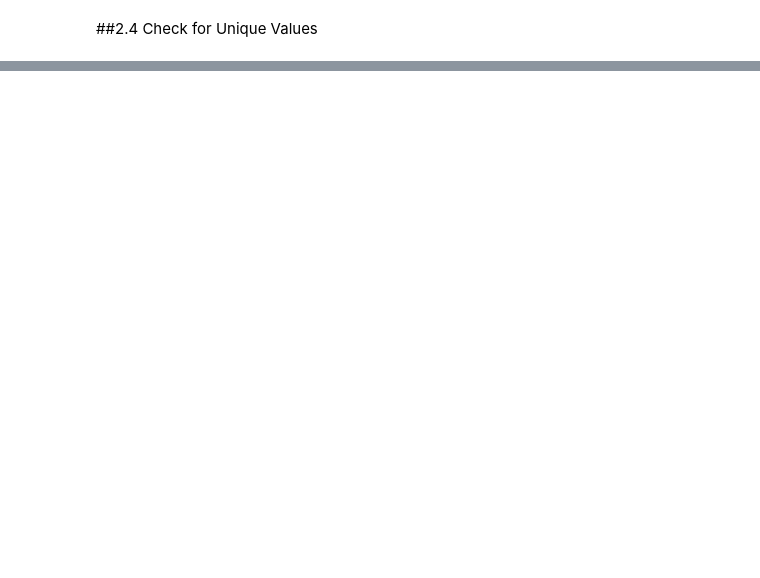
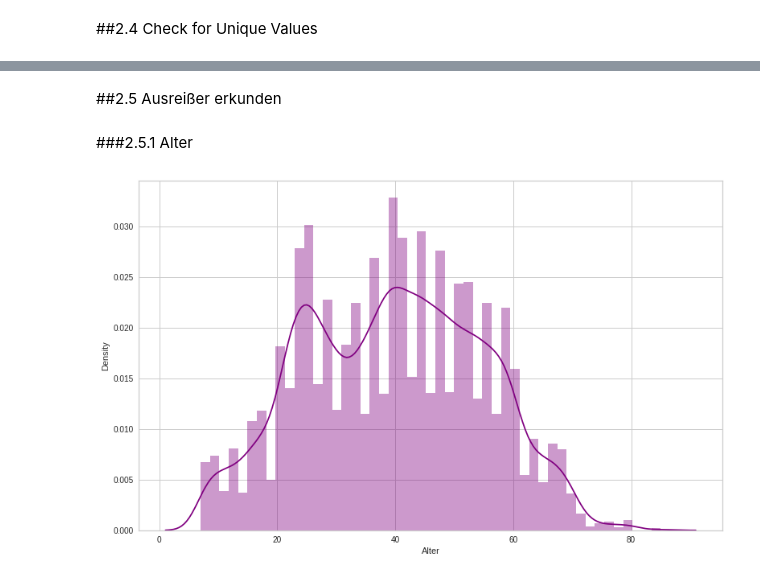
Before and after one commit to AliceKitchkin/Unsupervised-Machine-Learning, a Jupyter notebook: AirlinePassengerSatisfaction.ipynb, the cells around one changed output, grey strips where cells are left out. Drawn from its saved outputs; the diff is of its cells as text; code cells hidden in the pictures; blank space fills up the shorter version.

```diff
--- a/AirlinePassengerSatisfaction.ipynb
+++ b/AirlinePassengerSatisfaction.ipynb
@@ -161,13 +164,10 @@ data['Bewertung Gesamt'] = data['Inflight wifi service'] + data['Departure/Arriv
 data['Flugverspatung in Minuten'] = data['Arrival Delay in Minutes'] - data['Departure Delay in Minutes']
 # %%
 #Die Spalte "Puenktlich angekommen" mit 0 und 1 erstellen
-data['Puenktlich angekommen'] = np.where((data['Arrival Delay in Minutes'] - data['Departure Delay in Minutes'])==0, 1, 0)
+data['Ist Puenktlich angekommen'] = np.where((data['Arrival Delay in Minutes'] - data['Departure Delay in Minutes'])==0, 1, 0)
 # %%
 #Erste Spalte "Unnamed: 0" löschen, ist bloß ein Zeilenzähler
 data = data.drop("Unnamed: 0", axis=1)
-# %%
-#Die Spalte "satisfaction" in 0 und 1 umwandeln
-data['satisfaction'] = data['satisfaction'].replace({'satisfied':1, 'neutral or dissatisfied':0})
 # %%
 #Die Spalte "Ist Kind" erstellen
 data['Ist Kind'] = np.where(data.Age<13 , 1, 0)
@@ -177,6 +177,3 @@ data['Ist Erwachsener'] = np.where(data.Age>=18 , 1, 0)
 # %%
 #Die Spalte "Ist Teenager" erstellen
 data['Ist Kind'] = np.where((data.Age>12) & (data.Age<18), 1, 0)
-# %%
-#Die Spalte "Gender" in m und f umwandeln
-data['Gender'] = data['Gender'].replace({'Female':'f', 'Male':'m'})
@@ -198,0 +180,2 @@ data.sort_values(by=['Flight Distance', 'Arrival Delay in Minutes', 'Departure D
+# %%
+data = data.rename({"id":"id", "Gender":"Geschlecht", "Customer Type":"Passagier Typ", "Age":"Alter", "Type of Travel":"Reisetyp", "Class":"Klasse", "Flight Distance":"Flugdistanz", "Inflight wifi service":"Internet auf dem Flug", "Departure/Arrival time convenient":"Abreise/Ankunft Bequemlichkeit", "Ease of Online booking":"Leichtigkeit Online Buchung", "Gate location":"Standort Gate", "Food and drink":"Essen und Trinken", "Online boarding":"Online Boarding", "Seat comfort":"Sitzkomfort", "Inflight entertainment":"Flugentertainment", "On-board service":"On-borading Service", "Leg room service":"Beinfreiheit", "Baggage handling":"Gepaeckumgang", "Checkin service":"Checkin Service", "Inflight service":"Flugservice", "Cleanliness":"Sauberkeit", "Departure Delay in Minutes":"Abflugverspaetung in Minuten", "Arrival Delay in Minutes":"Gesamtverspätung in Minuten", "satisfaction":"Ist zufrieden"}, axis=1)
@@ -219,3 +211,12 @@ for col in data:
 [0 1]
 [0 1]
 [1 0]
+# %% [markdown]
+##2.5 Ausreißer erkunden
+# %% [markdown]
+###2.5.1 Alter
+# %%
+plt.figure(figsize=(13,8))
+sns.distplot(data.Alter, color='purple');
+# %% [output]
+[figure, added]
```
Also changed, not shown: parts of 21 cells of this notebook.
